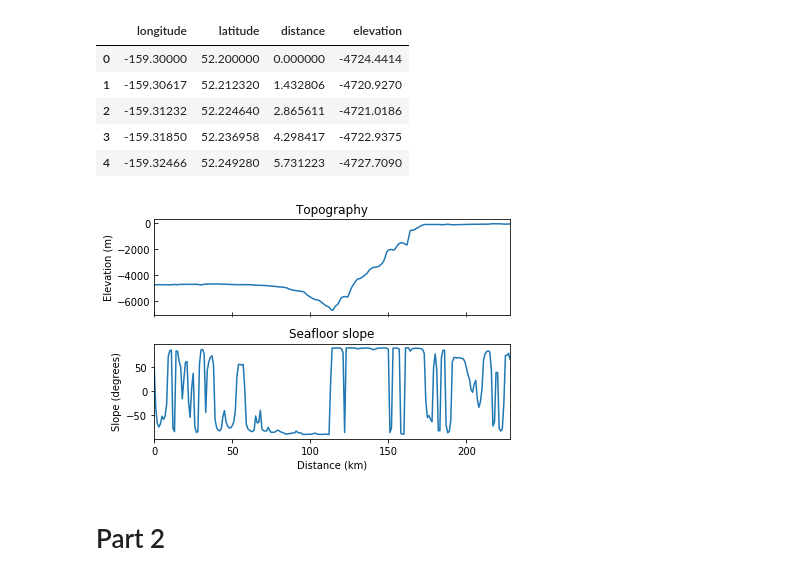
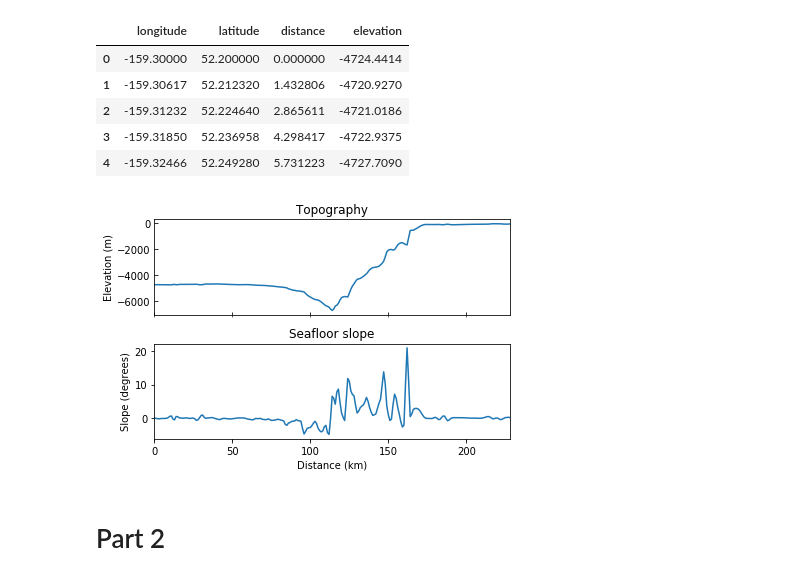
Before and after one commit to sckw/research_computing_assignments, a Jupyter notebook: assignment_9/Assignment_9.ipynb, the cells around one changed output. Cells and saved outputs as stored; diff of their text form; code cells hidden in the pictures.

Commit message:
HW correction for slope graph (convert km to m)

```diff
--- a/assignment_9/Assignment_9.ipynb
+++ b/assignment_9/Assignment_9.ipynb
@@ -32,28 +32,28 @@ data.head()
 # %%
 fig, axes = plt.subplots(nrows=2, ncols=1, sharex=True)
 
 data.elevation.plot(ax=axes[0])
 axes[0].set_ylabel('Elevation (m)')
 axes[0].set_xlabel('Distance (km)')
 axes[0].tick_params(direction='in')
 axes[0].set_title('Topography')
 
-h = data.distance[1]                                                  # single increment in distance (km)
+h = data.distance[1]*1000                                                  # single increment in distance (km)
 data['slope'] = pd.Series()
 for i in range(len(data)-2):                                          # central difference finite difference approximation
     data.slope[i] = (np.arctan((data.elevation[i+2] - data.elevation[i]) / (2*h)) * 180) / np.pi
 for i in range(len(data)-2, len(data)):                               # backwards difference FDA for the last two
     data.slope[i] = (np.arctan((data.elevation[i] - data.elevation[i-1]) / h) * 180) / np.pi
 
 data.slope.plot(ax=axes[1])
 axes[1].set_ylabel('Slope (degrees)')
 axes[1].set_xlabel('Distance (km)')
 axes[1].set_title('Seafloor slope')
 plt.tight_layout()
 
 fig.savefig('AASZ_topo_slope.pdf')
 # %% [output]
-[figure, old version]
+[figure, new version]
 # %% [markdown]
 # Part 2
 # %%
```
